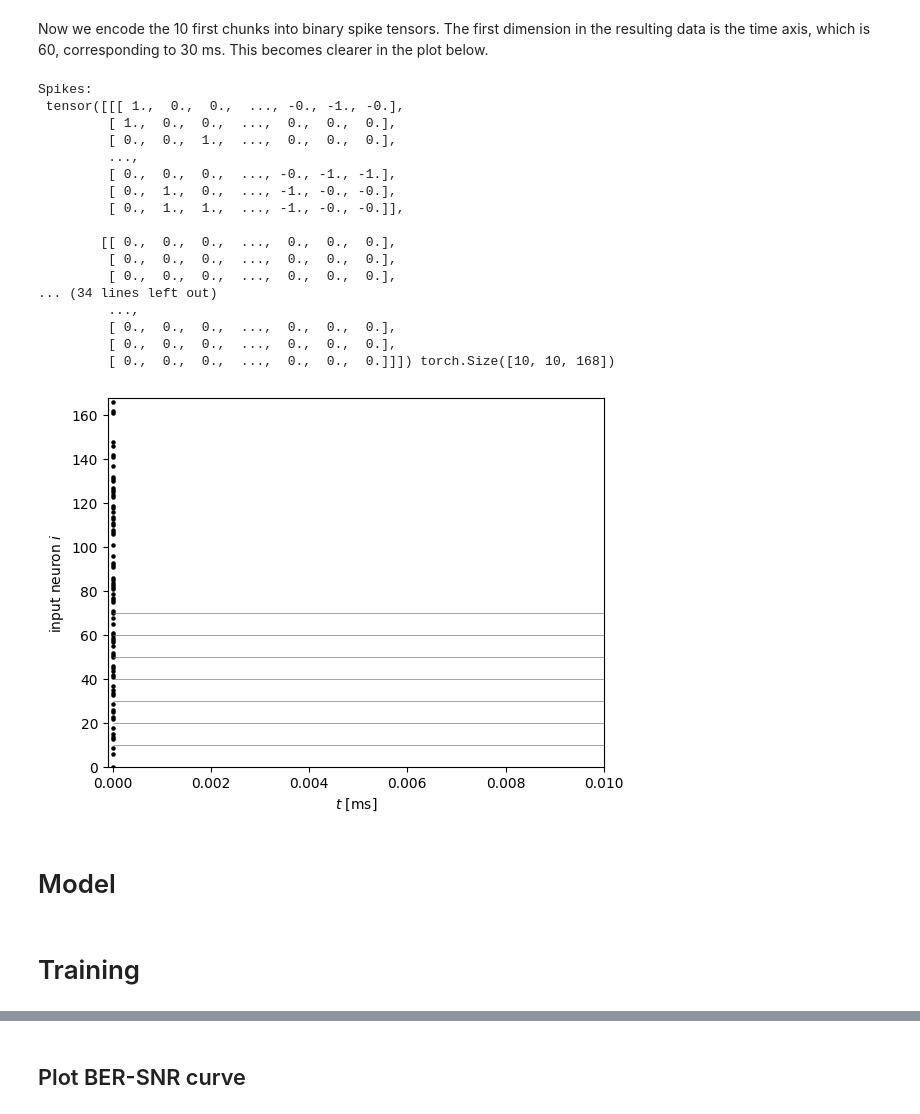
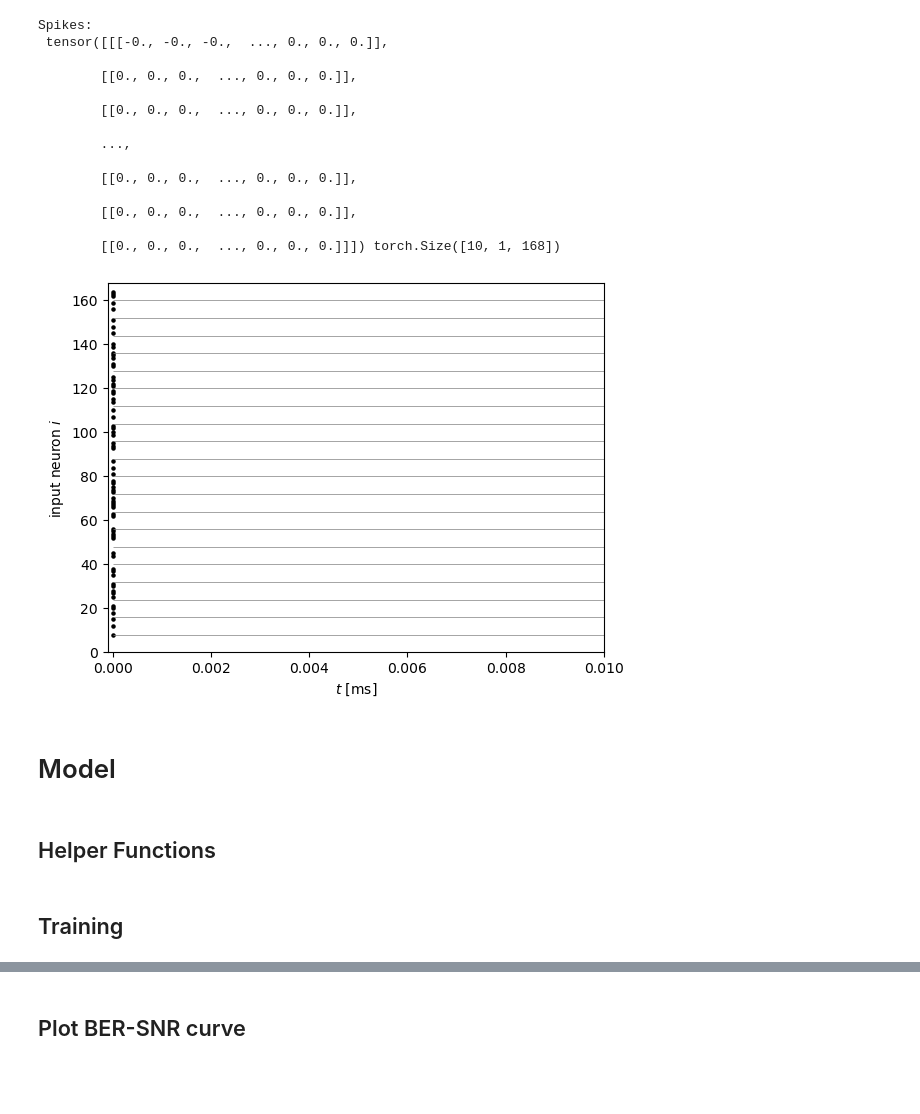
Before and after one commit to imdd-task/imdd-task, a Jupyter notebook: examples/SSMF_Task.ipynb, the cells around one changed output, grey strips where cells are left out. Drawn from its saved outputs; the diff is of its cells as text; code cells hidden in the pictures; blank space fills up the shorter version.

```diff
--- a/examples/SSMF_Task.ipynb
+++ b/examples/SSMF_Task.ipynb
@@ -121,68 +95,68 @@ def midtread_binary_unipolar(x,w,x_max):
 class Ternary_Encoder(torch.nn.Module):
     """ Class implementing the transmitter model """
 
-    def __init__(self, wordlen=8, time=10, maximum_input_absolute = 4, device='cpu'):
+    def __init__(self, word_length: int = 8, time: int = 10, maximum_input_absolute: int = 4,
+                 device: torch.device ='cpu'):
         super().__init__()
-        self.w = wordlen
+        self.w = word_length
         self.T = time
-        self.xmax = maximum_input_absolute
+        self.x_max = maximum_input_absolute
+        self.bitmap = BitMapper(self.w, device)
         self.device = device
-        self.bitmap = BIT_MAPPER(self.w,self.device)
 
-    def forward(self,recv_symbols):
+    def forward(self, recv_symbols):
         rx = recv_symbols - torch.mean(recv_symbols)
-        d_x,recv_q = midtread_binary_unipolar(torch.abs(rx),self.w,self.xmax)
+        d_x, recv_q = midtread_binary_unipolar(torch.abs(rx), self.w, self.x_max)
         binary = self.bitmap.demap(recv_q)
-        sign = torch.permute(torch.sign(rx).repeat(self.w,1,1),(1,2,0))
-        tern_in_sym = binary*sign
-        inputs = tern_in_sym.reshape( (1,tern_in_sym.shape[0],-1) )
-
-        inputs = torch.vstack( (inputs,torch.zeros( (self.T-1,inputs.shape[1],inputs.shape[2]), device=self.device)) )
+        sign = torch.permute(torch.sign(rx).repeat(self.w, 1, 1), (1, 2, 0))
+        tern_in_sym = binary * sign
+        inputs = tern_in_sym.reshape((1, tern_in_sym.shape[0], -1))
+        inputs = torch.vstack(
+            (inputs, torch.zeros(
+                (self.T - 1, inputs.shape[1], inputs.shape[2]), device=self.device)))
 
         return inputs
 
 
-encoder = Ternary_Encoder(wordlen=K, time=int(time_length//dt), maximum_input_absolute = XMAX, device='cpu')
+encoder = Ternary_Encoder(
+    word_length=K,
+    time=int(time_length // dt),
+    maximum_input_absolute=x_max,
+    device='cpu')
-# %% [markdown]
-Now we encode the 10 first chunks into binary spike tensors. The first dimension in the resulting data is the time axis, which is 60, corresponding to 30 ms. This becomes clearer in the plot below.
 # %%
-spikes = encoder(chunks[:10])  # first ten samples
+spikes = encoder(y_chunk.unsqueeze(0))  # first ten samples
 print("Spikes:\n", spikes, spikes.shape)
 # %% [output]
 Spikes:
- tensor([[[ 1.,  0.,  0.,  ..., -0., -1., -0.],
-         [ 1.,  0.,  0.,  ...,  0.,  0.,  0.],
-         [ 0.,  0.,  1.,  ...,  0.,  0.,  0.],
-         ...,
-         [ 0.,  0.,  0.,  ..., -0., -1., -1.],
-         [ 0.,  1.,  0.,  ..., -1., -0., -0.],
-         [ 0.,  1.,  1.,  ..., -1., -0., -0.]],
+ tensor([[[-0., -0., -0.,  ..., 0., 0., 0.]],
 
-        [[ 0.,  0.,  0.,  ...,  0.,  0.,  0.],
-         [ 0.,  0.,  0.,  ...,  0.,  0.,  0.],
-         [ 0.,  0.,  0.,  ...,  0.,  0.,  0.],
-... (34 lines left out)
-         ...,
-         [ 0.,  0.,  0.,  ...,  0.,  0.,  0.],
-         [ 0.,  0.,  0.,  ...,  0.,  0.,  0.],
-         [ 0.,  0.,  0.,  ...,  0.,  0.,  0.]]]) torch.Size([10, 10, 168])
+        [[0., 0., 0.,  ..., 0., 0., 0.]],
+
+        [[0., 0., 0.,  ..., 0., 0., 0.]],
+
+        ...,
+
+        [[0., 0., 0.,  ..., 0., 0., 0.]],
+
+        [[0., 0., 0.,  ..., 0., 0., 0.]],
+
+        [[0., 0., 0.,  ..., 0., 0., 0.]]]) torch.Size([10, 1, 168])
 # %%
 # Convert time-dense spikes into event-based spikes
 events = torch.nonzero(spikes[:, 0])
 time = np.linspace(0, time_length, int(time_length / dt))
 
-fig, axes = plt.subplots(1)
+fig, axes = plt.subplots()
 axes.set_xlim(-0.0001, time_length)
-axes.set_ylim(0, params.n_taps * K)
+axes.set_ylim(0, 21 * K)
 axes.set_xlabel("$t$ [ms]")
 axes.set_ylabel("input neuron $i$")
 axes.scatter(events[:, 0] * dt, events[:, 1], s=5, color="black")
-axes.vlines(1.1*time_length, 0, params.n_taps * K, color="blue", ls=":")
-for i in range(7):
-    axes.hlines(10 * (i + 1), 0, 0.015, color="grey", lw=0.5)
+for i in range(21):
+    axes.hlines(8 * (i + 1), 0, 0.015, color="grey", lw=0.5)
 plt.show()
 # %% [output]
-[figure, old version]
+[figure, new version]
 # %% [markdown]
 # Model
 # %%
@@ -243,0 +209,2 @@ class SNN_Perceptron_Equalizer(torch.nn.Module):
+# %% [markdown]
+## Helper Functions
@@ -244,2 +307,2 @@ class SNN_Perceptron_Equalizer(torch.nn.Module):
 # %% [markdown]
-# Training
+## Training
```
Also changed, not shown: parts of 21 cells of this notebook, 2 other files.
